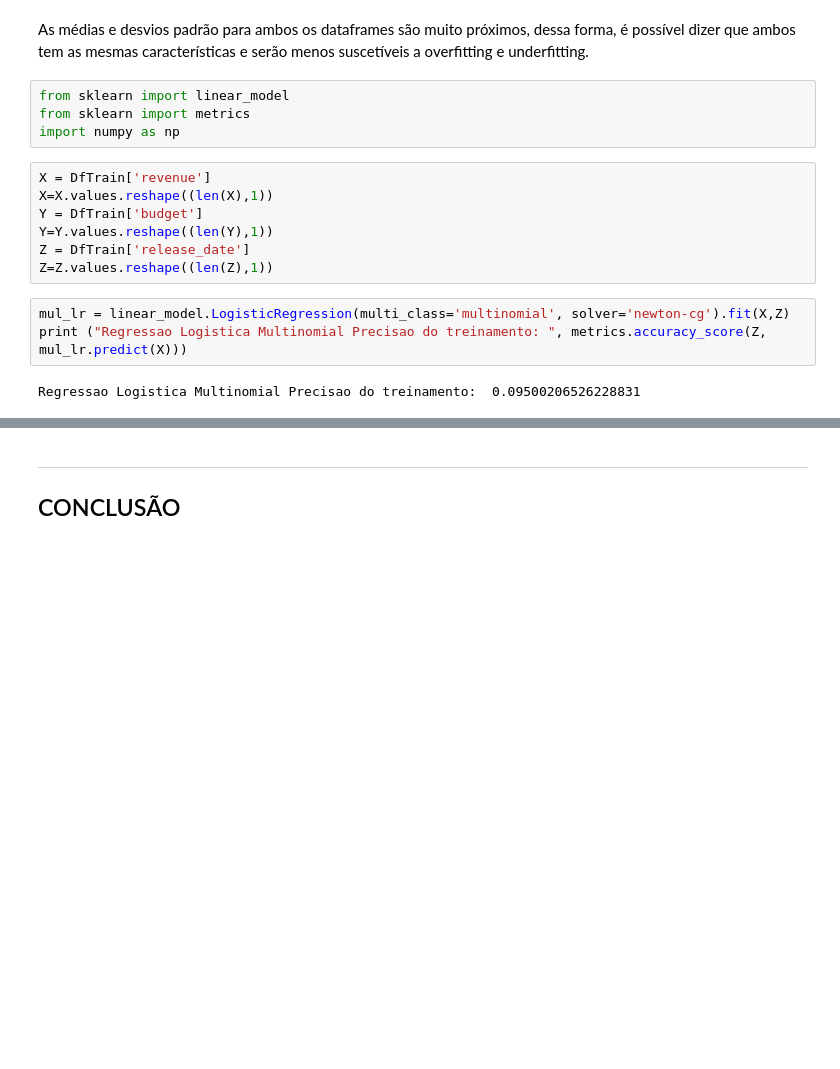
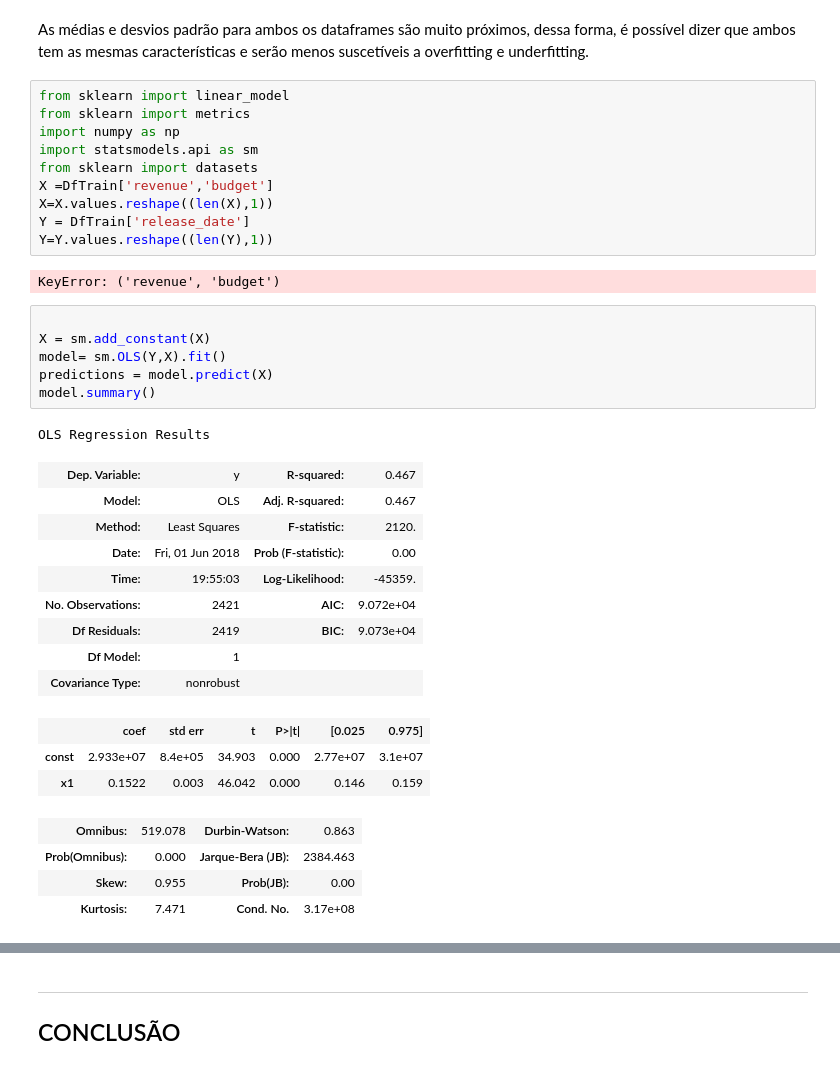
Before and after one commit to guipleite/DPCD, a Jupyter notebook: Projeto3/Projeto3 Layout.ipynb, the cells around one changed output, grey strips where cells are left out. Saved outputs shown, nothing was run; the diff lists cells and outputs as text; blank space fills up the shorter version.

```diff
--- a/Projeto3/Projeto3 Layout.ipynb
+++ b/Projeto3/Projeto3 Layout.ipynb
@@ -122,19 +121,39 @@ Valores para o dataframe de teste
 max    7.929106e+08  8.600000e+07
 # %% [markdown]
 As médias e desvios padrão para ambos os dataframes são muito próximos, dessa forma, é possível dizer que ambos tem as mesmas características e serão menos suscetíveis a overfitting e underfitting.
-# %%
-from sklearn import linear_model
-from sklearn import metrics
-import numpy as np
 # %%
-X = DfTrain['revenue']
+from sklearn import linear_model
+from sklearn import metrics
+import numpy as np
+import statsmodels.api as sm
+from sklearn import datasets
+X =DfTrain['revenue','budget']
 X=X.values.reshape((len(X),1))
-Y = DfTrain['budget']
+Y = DfTrain['release_date']
 Y=Y.values.reshape((len(Y),1))
-Z = DfTrain['release_date']
-Z=Z.values.reshape((len(Z),1))
+# %% [output]
+KeyError: ('revenue', 'budget')
-# %%
-mul_lr = linear_model.LogisticRegression(multi_class='multinomial', solver='newton-cg').fit(X,Z)
-print ("Regressao Logistica Multinomial Precisao do treinamento: ", metrics.accuracy_score(Z, mul_lr.predict(X)))
-# %% [output]
-Regressao Logistica Multinomial Precisao do treinamento:  0.09500206526228831
+# %%
+
+X = sm.add_constant(X)
+model= sm.OLS(Y,X).fit()
+predictions = model.predict(X)
+model.summary()
+# %% [output]
+OLS Regression Results
+| Dep. Variable: | y | R-squared: | 0.467 |
+| Model: | OLS | Adj. R-squared: | 0.467 |
+| Method: | Least Squares | F-statistic: | 2120. |
+| Date: | Fri, 01 Jun 2018 | Prob (F-statistic): | 0.00 |
+| Time: | 19:55:03 | Log-Likelihood: | -45359. |
+| No. Observations: | 2421 | AIC: | 9.072e+04 |
+| Df Residuals: | 2419 | BIC: | 9.073e+04 |
+| Df Model: | 1 |  |  |
+| Covariance Type: | nonrobust |  |  |
+|  | coef | std err | t | P>|t| | [0.025 | 0.975] |
+| const | 2.933e+07 | 8.4e+05 | 34.903 | 0.000 | 2.77e+07 | 3.1e+07 |
+| x1 | 0.1522 | 0.003 | 46.042 | 0.000 | 0.146 | 0.159 |
+| Omnibus: | 519.078 | Durbin-Watson: | 0.863 |
+| Prob(Omnibus): | 0.000 | Jarque-Bera (JB): | 2384.463 |
+| Skew: | 0.955 | Prob(JB): | 0.00 |
+| Kurtosis: | 7.471 | Cond. No. | 3.17e+08 |
```
Also changed, not shown: parts of 5 cells of this notebook.
